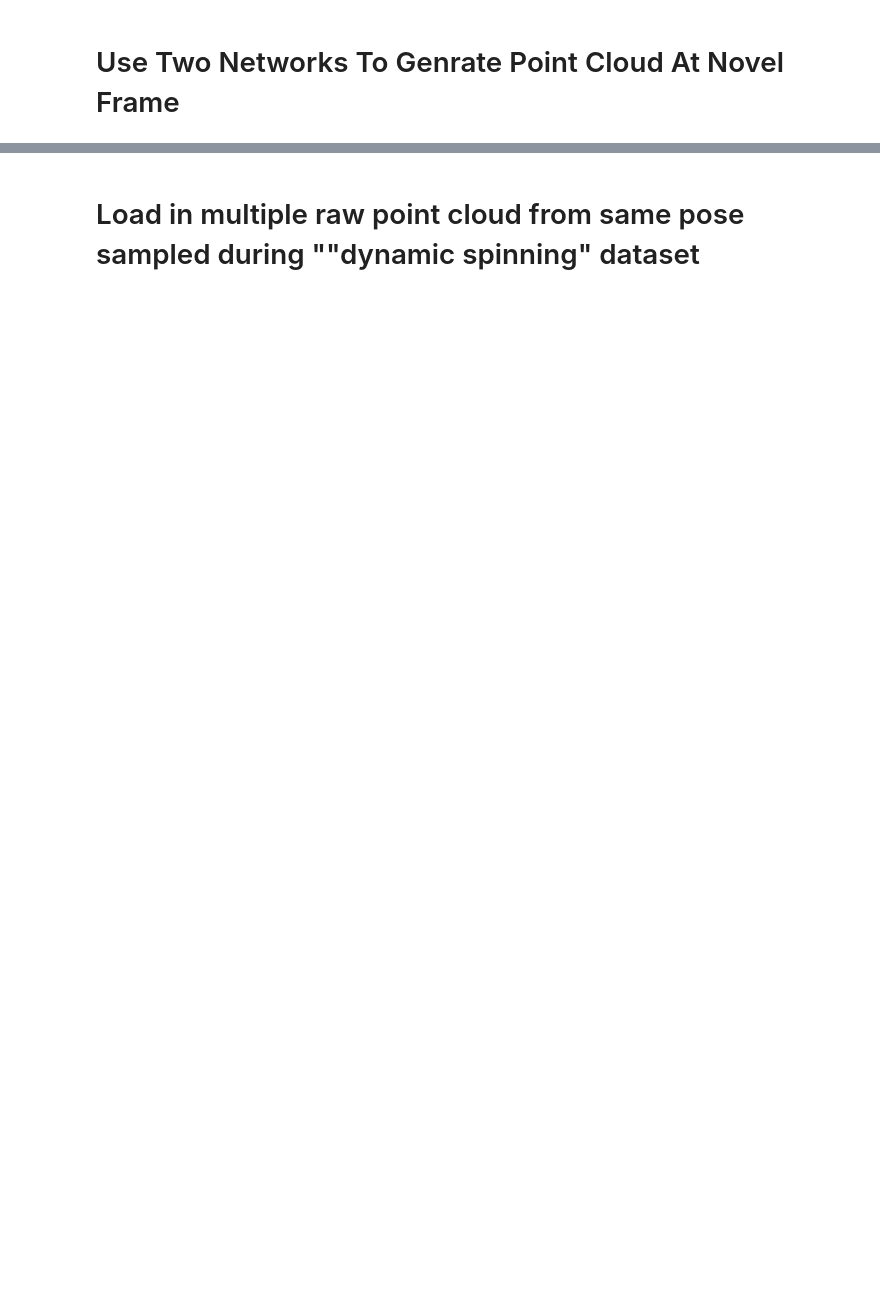
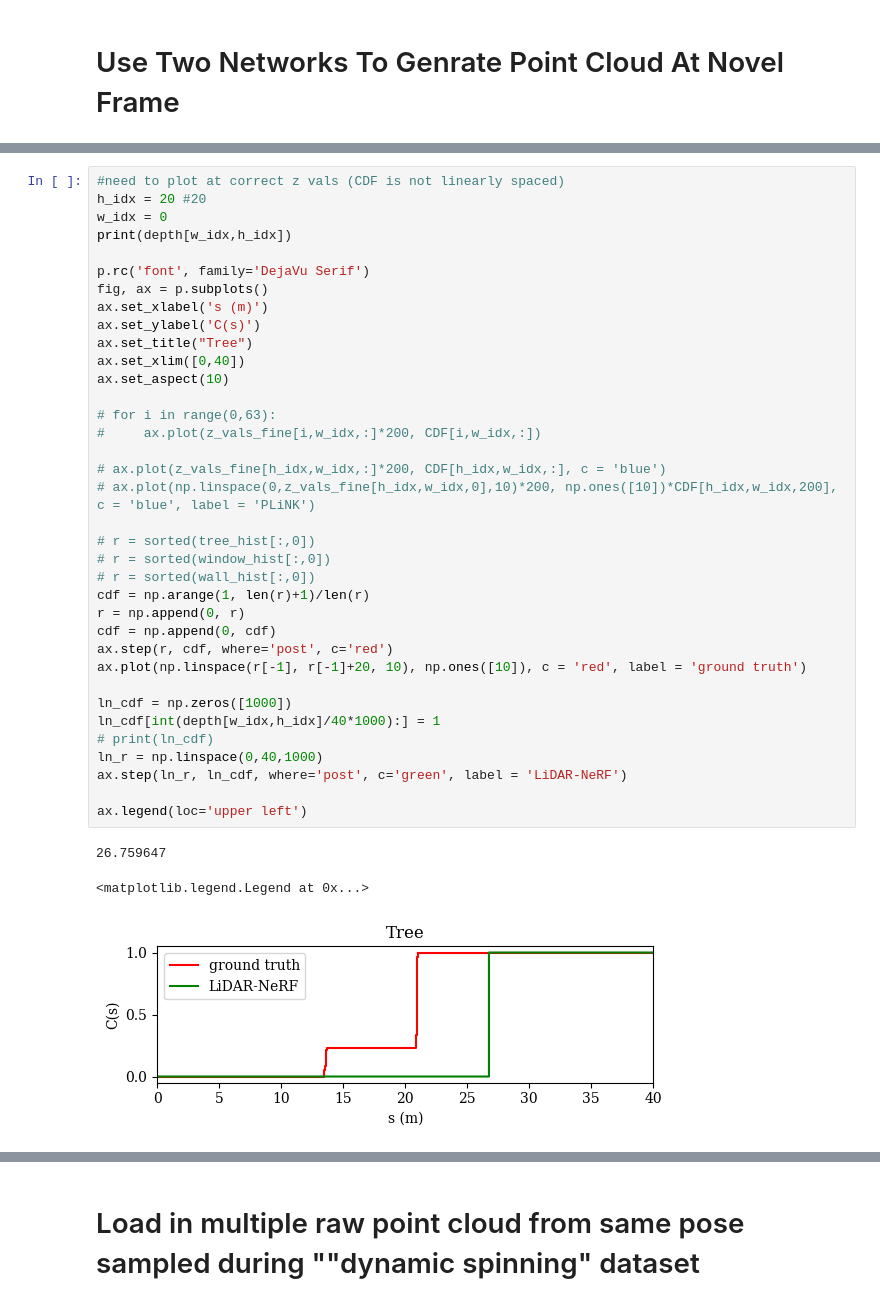
Before and after one commit to mcdermatt/ASAR, a Jupyter notebook: v3/nerf/coarseToFine.ipynb, the cells around one changed output, grey strips where cells are left out. Saved outputs shown, nothing was run; the diff lists cells and outputs as text; blank space fills up the shorter version.

```diff
--- a/v3/nerf/coarseToFine.ipynb
+++ b/v3/nerf/coarseToFine.ipynb
@@ -2423,0 +2411,40 @@ ViewInteractiveWidget(height=960, layout=Layout(height='auto', width='100%'), wi
+# %%
+#need to plot at correct z vals (CDF is not linearly spaced)
+h_idx = 20 #20
+w_idx = 0
+print(depth[w_idx,h_idx])
+
+p.rc('font', family='DejaVu Serif')
+fig, ax = p.subplots()
+ax.set_xlabel('s (m)')
+ax.set_ylabel('C(s)')
+ax.set_title("Tree")
+ax.set_xlim([0,40])
+ax.set_aspect(10)
+
+# for i in range(0,63):
+#     ax.plot(z_vals_fine[i,w_idx,:]*200, CDF[i,w_idx,:])
+
+# ax.plot(z_vals_fine[h_idx,w_idx,:]*200, CDF[h_idx,w_idx,:], c = 'blue')
+# ax.plot(np.linspace(0,z_vals_fine[h_idx,w_idx,0],10)*200, np.ones([10])*CDF[h_idx,w_idx,200], c = 'blue', label = 'PLiNK')
+
+# r = sorted(tree_hist[:,0])
+# r = sorted(window_hist[:,0])
+# r = sorted(wall_hist[:,0])
+cdf = np.arange(1, len(r)+1)/len(r)
+r = np.append(0, r)
+cdf = np.append(0, cdf)
+ax.step(r, cdf, where='post', c='red')
+ax.plot(np.linspace(r[-1], r[-1]+20, 10), np.ones([10]), c = 'red', label = 'ground truth')
+
+ln_cdf = np.zeros([1000])
+ln_cdf[int(depth[w_idx,h_idx]/40*1000):] = 1
+# print(ln_cdf)
+ln_r = np.linspace(0,40,1000)
+ax.step(ln_r, ln_cdf, where='post', c='green', label = 'LiDAR-NeRF')
+
+ax.legend(loc='upper left')
+# %% [output]
+26.759647
+<matplotlib.legend.Legend at 0x...>
+[figure, added]
```
Also changed, not shown: parts of 15 cells of this notebook, 11 other files.
